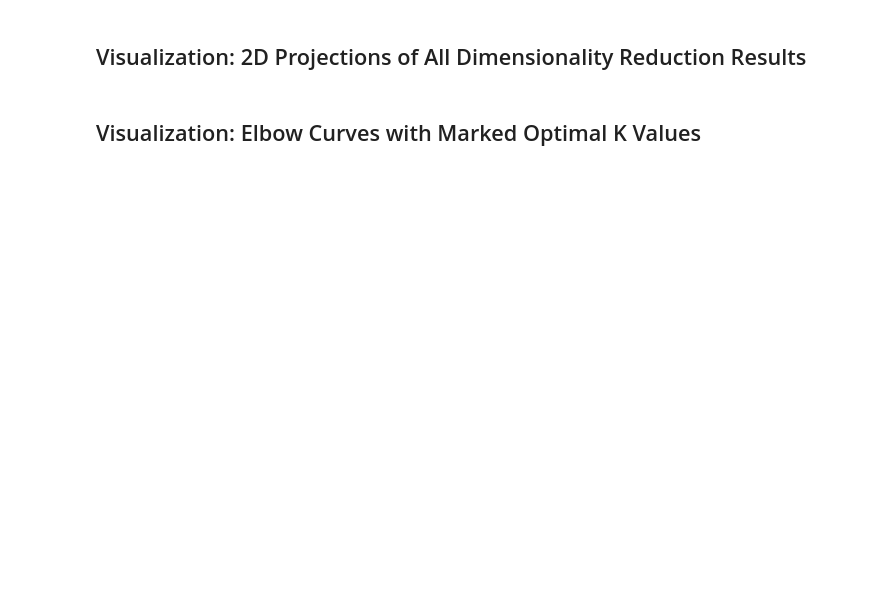
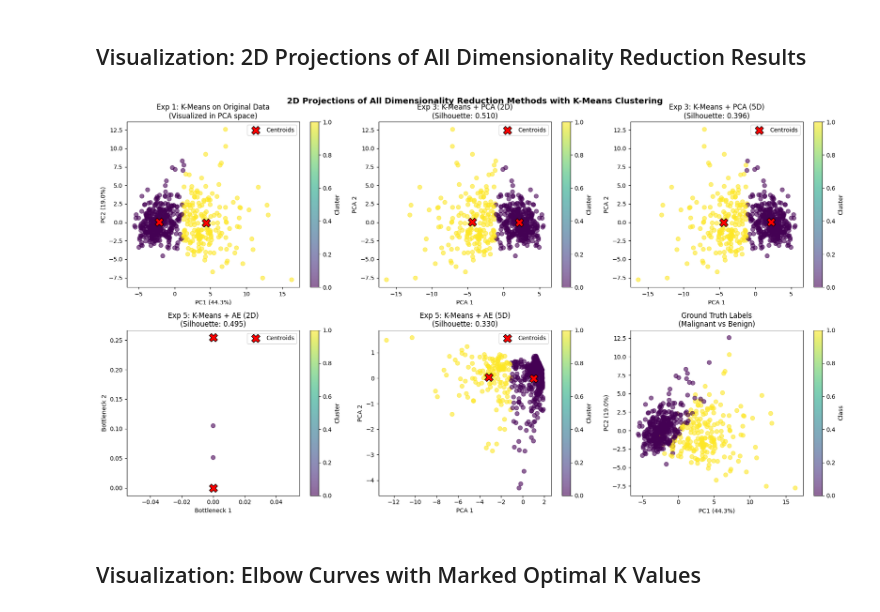
Before and after one commit to oadel1814/Unsupervised-Learning-Algorithms-Implementation-Dimensionality-Reduction-and-Clustering, a Jupyter notebook: Kmeans.ipynb, the cells around one changed output. Drawn from its saved outputs; the diff is of its cells as text; code cells hidden in the pictures; blank space fills up the shorter version.

```diff
--- a/Kmeans.ipynb
+++ b/Kmeans.ipynb
@@ -1415,14 +1444,15 @@ axes = axes.ravel()
 # 1. Original Data (2D projection via PCA for visualization)
 from sklearn.decomposition import PCA as SkPCA
 pca_vis = SkPCA(n_components=2)
-X_vis = pca_vis.fit_transform(X_original)
+X_vis = pca_vis.fit_transform(X)
 
 ax = axes[0]
-km_best = KMeans(n_clusters=optimal_k_silhouette, init='k-means++', random_state=42)
-labels_km_orig = km_best.fit_predict(X_original)
+km_best = KMeans(n_clusters=optimal_k, init="kmeans++", random_state=42)
+km_best.fit(X)
+labels_km_orig = km_best.labels_
 scatter = ax.scatter(X_vis[:, 0], X_vis[:, 1], c=labels_km_orig, cmap='viridis', alpha=0.6, s=50)
-ax.scatter(pca_vis.transform(km_best.cluster_centers_)[:, 0],
-          pca_vis.transform(km_best.cluster_centers_)[:, 1],
+ax.scatter(pca_vis.transform(km_best.centroids)[:, 0],
+          pca_vis.transform(km_best.centroids)[:, 1],
           c='red', marker='X', s=200, edgecolors='black', label='Centroids')
 ax.set_title('Exp 1: K-Means on Original Data\n(Visualized in PCA space)')
 ax.set_xlabel(f'PC1 ({pca_vis.explained_variance_ratio_[0]:.1%})')
@@ -1432,15 +1462,17 @@ plt.colorbar(scatter, ax=ax, label='Cluster')
 
 # 2. PCA 2-components with K-Means
 pca_2 = PCA(n_components=2)
-X_pca_2 = pca_2.fit_transform(X_original)
+pca_2.fit(X)
+X_pca_2 = pca_2.transform(X)
 
 ax = axes[1]
-pca_results_2 = pca_results[pca_results['n_components'] == 2].iloc[0]
-n_clusters_2 = int(pca_results_2['optimal_k'])
-km_pca_2 = KMeans(n_clusters=n_clusters_2, init='k-means++', random_state=42)
-labels_km_pca_2 = km_pca_2.fit_predict(X_pca_2)
+pca_results_2 = pca_results_df[pca_results_df['n_components'] == 2].iloc[0]
+n_clusters_2 = optimal_k
+km_pca_2 = KMeans(n_clusters=n_clusters_2, init="kmeans++", random_state=42)
+km_pca_2.fit(X_pca_2)
+labels_km_pca_2 = km_pca_2.labels_
 scatter = ax.scatter(X_pca_2[:, 0], X_pca_2[:, 1], c=labels_km_pca_2, cmap='viridis', alpha=0.6, s=50)
-ax.scatter(km_pca_2.cluster_centers_[:, 0], km_pca_2.cluster_centers_[:, 1],
+ax.scatter(km_pca_2.centroids[:, 0], km_pca_2.centroids[:, 1],
           c='red', marker='X', s=200, edgecolors='black', label='Centroids')
 ax.set_title(f'Exp 3: K-Means + PCA (2D)\n(Silhouette: {pca_results_2["silhouette"]:.3f})')
 ax.set_xlabel('PCA 1')
@@ -1450,18 +1482,21 @@ plt.colorbar(scatter, ax=ax, label='Cluster')
 
 # 3. PCA 5-components with K-Means
 pca_5 = PCA(n_components=5)
-X_pca_5 = pca_5.fit_transform(X_original)
+pca_5.fit(X)
+X_pca_5 = pca_5.transform(X)
 pca_5_vis = PCA(n_components=2)
-X_pca_5_vis = pca_5_vis.fit_transform(X_pca_5)
+pca_5_vis.fit(X_pca_5)
+X_pca_5_vis = pca_5_vis.transform(X_pca_5)
 
 ax = axes[2]
-pca_results_5 = pca_results[pca_results['n_components'] == 5].iloc[0]
-n_clusters_5 = int(pca_results_5['optimal_k'])
-km_pca_5 = KMeans(n_clusters=n_clusters_5, init='k-means++', random_state=42)
-labels_km_pca_5 = km_pca_5.fit_predict(X_pca_5)
+pca_results_5 = pca_results_df[pca_results_df['n_components'] == 5].iloc[0]
+n_clusters_5 = optimal_k
+km_pca_5 = KMeans(n_clusters=n_clusters_5, init="kmeans++", random_state=42)
+km_pca_5.fit(X_pca_5)
+labels_km_pca_5 = km_pca_5.labels_
 scatter = ax.scatter(X_pca_5_vis[:, 0], X_pca_5_vis[:, 1], c=labels_km_pca_5, cmap='viridis', alpha=0.6, s=50)
-ax.scatter(pca_5_vis.transform(km_pca_5.cluster_centers_)[:, 0],
-          pca_5_vis.transform(km_pca_5.cluster_centers_)[:, 1],
+ax.scatter(pca_5_vis.transform(km_pca_5.centroids)[:, 0],
+          pca_5_vis.transform(km_pca_5.centroids)[:, 1],
           c='red', marker='X', s=200, edgecolors='black', label='Centroids')
 ax.set_title(f'Exp 3: K-Means + PCA (5D)\n(Silhouette: {pca_results_5["silhouette"]:.3f})')
 ax.set_xlabel('PCA 1')
@@ -1472,61 +1507,66 @@ plt.colorbar(scatter, ax=ax, label='Cluster')
 # 4. Autoencoder 2-bottleneck with K-Means
 ae_results_2 = ae_results_df[ae_results_df['bottleneck_dim'] == 2].iloc[0]
 ax = axes[3]
-n_clusters_ae_2 = int(ae_results_2['optimal_k'])
+n_clusters_ae_2 = optimal_k
 
 # Recreate autoencoder and get bottleneck
-ae_2 = Autoencoder(input_dim=X_original.shape[1], hidden_layers=[20, 10],
+ae_2 = Autoencoder(input_dim=X.shape[1], hidden_layers=[20, 10],
                    bottleneck_dim=2, activation='relu', learning_rate=0.01)
-ae_2.fit(X_original, epochs=50, batch_size=32, verbose=False)
-X_ae_2 = ae_2.get_bottleneck(X_original)
+ae_2.fit(X, epochs=50, batch_size=32, verbose=False)
+X_ae_2 = ae_2.get_bottleneck(X)
 
-km_ae_2 = KMeans(n_clusters=n_clusters_ae_2, init='k-means++', random_state=42)
-labels_km_ae_2 = km_ae_2.fit_predict(X_ae_2)
+km_ae_2 = KMeans(n_clusters=n_clusters_ae_2, init="kmeans++", random_state=42)
+km_ae_2.fit(X_ae_2)
+labels_km_ae_2 = km_ae_2.labels_
 scatter = ax.scatter(X_ae_2[:, 0], X_ae_2[:, 1], c=labels_km_ae_2, cmap='viridis', alpha=0.6, s=50)
-ax.scatter(km_ae_2.cluster_centers_[:, 0], km_ae_2.cluster_centers_[:, 1],
+ax.scatter(km_ae_2.centroids[:, 0], km_ae_2.centroids[:, 1],
           c='red', marker='X', s=200, edgecolors='black', label='Centroids')
 ax.set_title(f'Exp 5: K-Means + AE (2D)\n(Silhouette: {ae_results_2["silhouette"]:.3f})')
 ax.set_xlabel('Bottleneck 1')
 ax.set_ylabel('Bottleneck 2')
 ax.legend()
 plt.colorbar(scatter, ax=ax, label='Cluster')
 
 # 5. Autoencoder 5-bottleneck with K-Means
 ae_results_5 = ae_results_df[ae_results_df['bottleneck_dim'] == 5].iloc[0]
 ax = axes[4]
-n_clusters_ae_5 = int(ae_results_5['optimal_k'])
+n_clusters_ae_5 = optimal_k
 
-ae_5 = Autoencoder(input_dim=X_original.shape[1], hidden_layers=[20, 10],
+ae_5 = Autoencoder(input_dim=X.shape[1], hidden_layers=[20, 10],
                    bottleneck_dim=5, activation='relu', learning_rate=0.01)
-ae_5.fit(X_original, epochs=50, batch_size=32, verbose=False)
-X_ae_5 = ae_5.get_bottleneck(X_original)
+ae_5.fit(X, epochs=50, batch_size=32, verbose=False)
+X_ae_5 = ae_5.get_bottleneck(X)
 ae_5_vis = PCA(n_components=2)
-X_ae_5_vis = ae_5_vis.fit_transform(X_ae_5)
+ae_5_vis.fit(X_ae_5)
+X_ae_5_vis = ae_5_vis.transform(X_ae_5)
 
-km_ae_5 = KMeans(n_clusters=n_clusters_ae_5, init='k-means++', random_state=42)
-labels_km_ae_5 = km_ae_5.fit_predict(X_ae_5)
+km_ae_5 = KMeans(n_clusters=n_clusters_ae_5, init="kmeans++", random_state=42)
+km_ae_5.fit(X_ae_5)
+labels_km_ae_5 = km_ae_5.labels_
 scatter = ax.scatter(X_ae_5_vis[:, 0], X_ae_5_vis[:, 1], c=labels_km_ae_5, cmap='viridis', alpha=0.6, s=50)
-ax.scatter(ae_5_vis.transform(km_ae_5.cluster_centers_)[:, 0],
-          ae_5_vis.transform(km_ae_5.cluster_centers_)[:, 1],
+ax.scatter(ae_5_vis.transform(km_ae_5.centroids)[:, 0],
+          ae_5_vis.transform(km_ae_5.centroids)[:, 1],
           c='red', marker='X', s=200, edgecolors='black', label='Centroids')
 ax.set_title(f'Exp 5: K-Means + AE (5D)\n(Silhouette: {ae_results_5["silhouette"]:.3f})')
 ax.set_xlabel('PCA 1')
 ax.set_ylabel('PCA 2')
 ax.legend()
 plt.colorbar(scatter, ax=ax, label='Cluster')
 
 # 6. Ground truth labels
 ax = axes[5]
-scatter = ax.scatter(X_vis[:, 0], X_vis[:, 1], c=y_original, cmap='viridis', alpha=0.6, s=50)
+scatter = ax.scatter(X_vis[:, 0], X_vis[:, 1], c=y_true, cmap='viridis', alpha=0.6, s=50)
 ax.set_title('Ground Truth Labels\n(Malignant vs Benign)')
 ax.set_xlabel(f'PC1 ({pca_vis.explained_variance_ratio_[0]:.1%})')
 ax.set_ylabel(f'PC2 ({pca_vis.explained_variance_ratio_[1]:.1%})')
 plt.colorbar(scatter, ax=ax, label='Class')
 
 plt.tight_layout()
 plt.suptitle('2D Projections of All Dimensionality Reduction Methods with K-Means Clustering',
              fontsize=14, fontweight='bold', y=1.00)
 plt.show()
+# %% [output]
+[figure, added]
 # %% [markdown]
 ## Visualization: Elbow Curves with Marked Optimal K Values
 # %%
```
Also changed, not shown: parts of 15 cells of this notebook, 1 other file.
